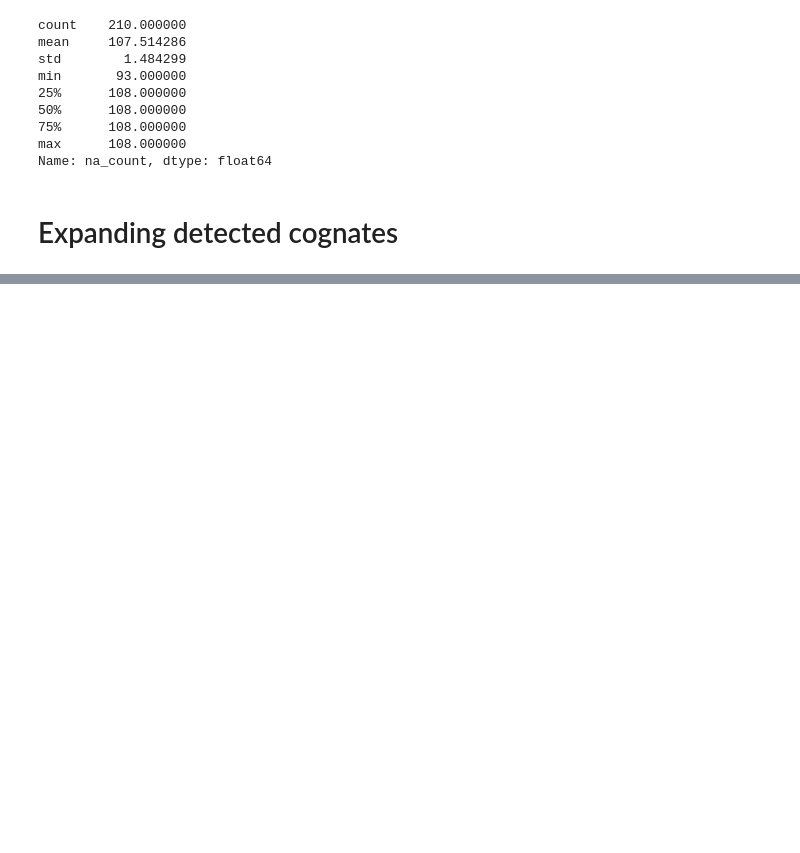
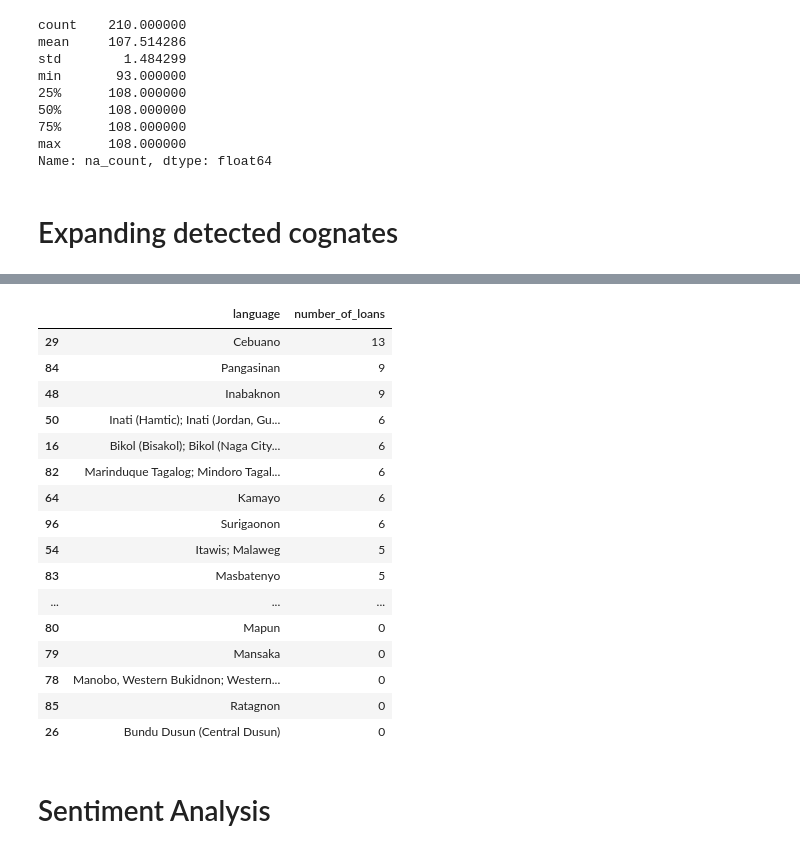
Before and after one commit to mrtnzram/InvestigatingEvolutionaryDriftInThePhilippines, a Jupyter notebook: python/cognate/scrape_abvd_wordlists.ipynb, the cells around one changed output, grey strips where cells are left out. Drawn from its saved outputs; the diff is of its cells as text; code cells hidden in the pictures; blank space fills up the shorter version.

```diff
--- a/python/cognate/scrape_abvd_wordlists.ipynb
+++ b/python/cognate/scrape_abvd_wordlists.ipynb
@@ -718,3 +718,5 @@ max      108.000000
 Name: na_count, dtype: float64
 # %% [markdown]
 # Expanding detected cognates
+# %%
+PH_confirmed_words = pd.read_csv(OUTPUT_DIR / "confirmed_philippine_loanwords.csv", encoding="utf-8")
@@ -720,0 +816,22 @@ Name: na_count, dtype: float64
+# %%
+PH_final[['language','number_of_loans']].sort_values('number_of_loans', ascending=False).head(60)
+# %% [output]
+|  | language | number_of_loans |
+| 29 | Cebuano | 13 |
+| 84 | Pangasinan | 9 |
+| 48 | Inabaknon | 9 |
+| 50 | Inati (Hamtic); Inati (Jordan, Gu... | 6 |
+| 16 | Bikol (Bisakol); Bikol (Naga City... | 6 |
+| 82 | Marinduque Tagalog; Mindoro Tagal... | 6 |
+| 64 | Kamayo | 6 |
+| 96 | Surigaonon | 6 |
+| 54 | Itawis; Malaweg | 5 |
+| 83 | Masbatenyo | 5 |
+| ... | ... | ... |
+| 80 | Mapun | 0 |
+| 79 | Mansaka | 0 |
+| 78 | Manobo, Western Bukidnon; Western... | 0 |
+| 85 | Ratagnon | 0 |
+| 26 | Bundu Dusun (Central Dusun) | 0 |
+# %% [markdown]
+# Sentiment Analysis
```
Also changed, not shown: parts of 5 cells of this notebook, 1 other file.
